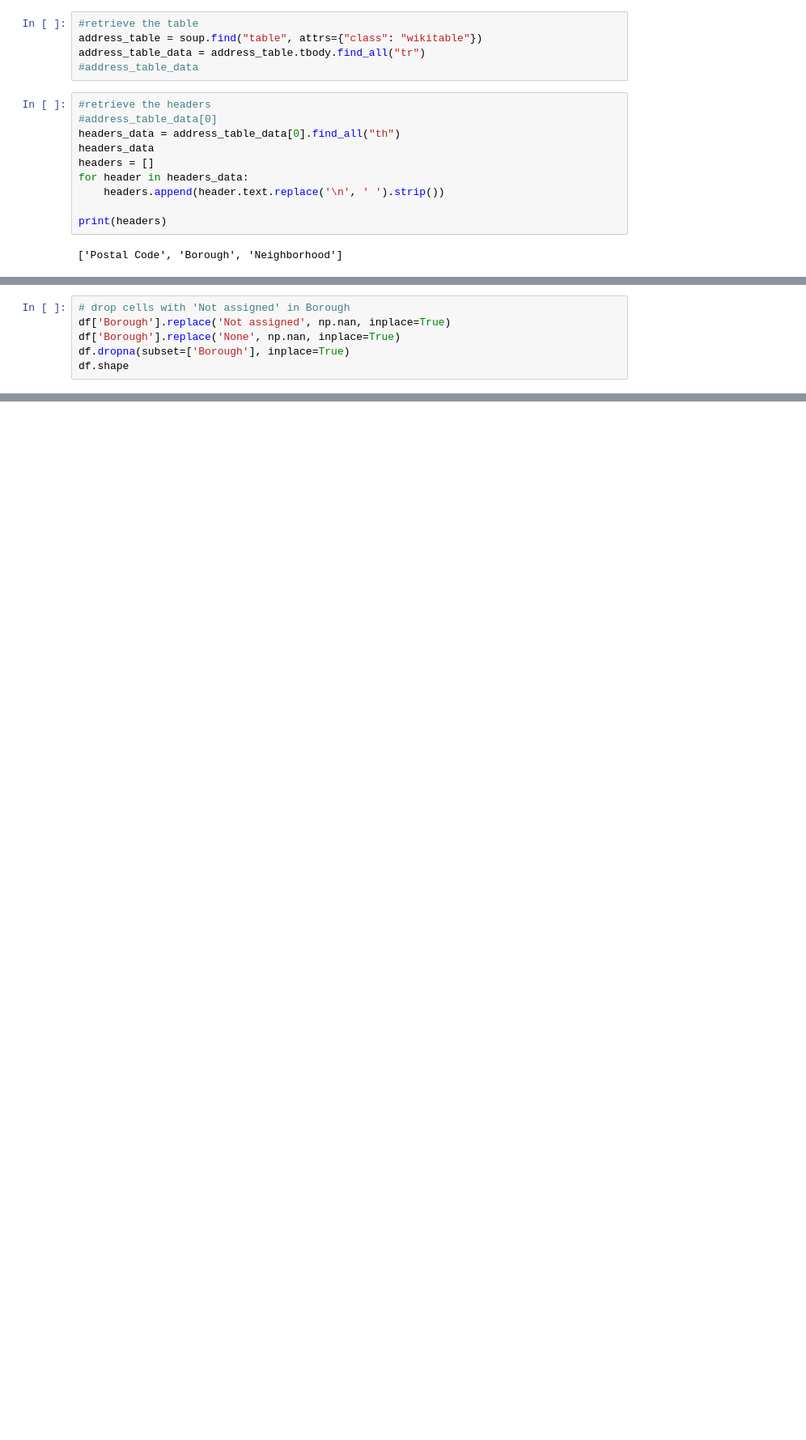
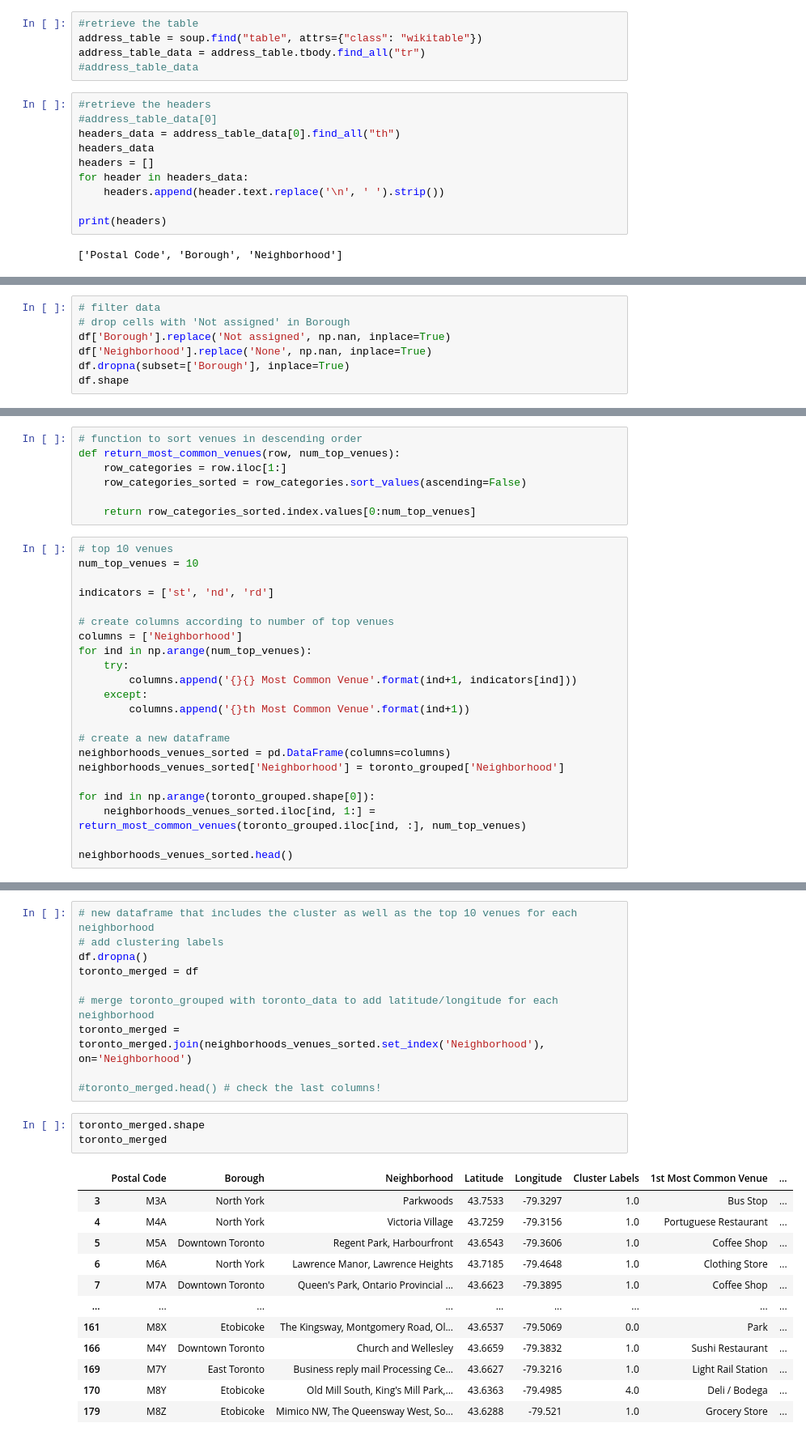
Before and after one commit to nazrulcse2k/data_science_nazrul, a Jupyter notebook: dataframe.ipynb, the cells around one changed output, grey strips where cells are left out. Shown at 81% size. Cells and saved outputs as stored; diff of their text form; blank space fills up the shorter version.

Commit message:
Clustering Toronto venues
Clustering Toronto Venues

```diff
--- a/dataframe.ipynb
+++ b/dataframe.ipynb
@@ -45,7 +102,8 @@ df = pd.DataFrame(table_data, columns = headers)
 # %%
+# filter data
 # drop cells with 'Not assigned' in Borough
 df['Borough'].replace('Not assigned', np.nan, inplace=True)
-df['Borough'].replace('None', np.nan, inplace=True)
+df['Neighborhood'].replace('None', np.nan, inplace=True)
 df.dropna(subset=['Borough'], inplace=True)
 df.shape
 # %% [output]
@@ -52,0 +382,29 @@ df.shape
+# %%
+# function to sort venues in descending order
+def return_most_common_venues(row, num_top_venues):
+    row_categories = row.iloc[1:]
+    row_categories_sorted = row_categories.sort_values(ascending=False)
+
+    return row_categories_sorted.index.values[0:num_top_venues]
+# %%
+# top 10 venues
+num_top_venues = 10
+
+indicators = ['st', 'nd', 'rd']
+
+# create columns according to number of top venues
+columns = ['Neighborhood']
+for ind in np.arange(num_top_venues):
+    try:
+        columns.append('{}{} Most Common Venue'.format(ind+1, indicators[ind]))
+    except:
+        columns.append('{}th Most Common Venue'.format(ind+1))
+
+# create a new dataframe
+neighborhoods_venues_sorted = pd.DataFrame(columns=columns)
+neighborhoods_venues_sorted['Neighborhood'] = toronto_grouped['Neighborhood']
+
+for ind in np.arange(toronto_grouped.shape[0]):
+    neighborhoods_venues_sorted.iloc[ind, 1:] = return_most_common_venues(toronto_grouped.iloc[ind, :], num_top_venues)
+
+neighborhoods_venues_sorted.head()
@@ -52,0 +439,26 @@ df.shape
+# %%
+# new dataframe that includes the cluster as well as the top 10 venues for each neighborhood
+# add clustering labels
+df.dropna()
+toronto_merged = df
+
+# merge toronto_grouped with toronto_data to add latitude/longitude for each neighborhood
+toronto_merged = toronto_merged.join(neighborhoods_venues_sorted.set_index('Neighborhood'), on='Neighborhood')
+
+#toronto_merged.head() # check the last columns!
+# %%
+toronto_merged.shape
+toronto_merged
+# %% [output]
+|  | Postal Code | Borough | Neighborhood | Latitude | Longitude | Cluster Labels | 1st Most Common Venue | ... |
+| 3 | M3A | North York | Parkwoods | 43.7533 | -79.3297 | 1.0 | Bus Stop | ... |
+| 4 | M4A | North York | Victoria Village | 43.7259 | -79.3156 | 1.0 | Portuguese Restaurant | ... |
+| 5 | M5A | Downtown Toronto | Regent Park, Harbourfront | 43.6543 | -79.3606 | 1.0 | Coffee Shop | ... |
+| 6 | M6A | North York | Lawrence Manor, Lawrence Heights | 43.7185 | -79.4648 | 1.0 | Clothing Store | ... |
+| 7 | M7A | Downtown Toronto | Queen's Park, Ontario Provincial ... | 43.6623 | -79.3895 | 1.0 | Coffee Shop | ... |
+| ... | ... | ... | ... | ... | ... | ... | ... | ... |
+| 161 | M8X | Etobicoke | The Kingsway, Montgomery Road, Ol... | 43.6537 | -79.5069 | 0.0 | Park | ... |
+| 166 | M4Y | Downtown Toronto | Church and Wellesley | 43.6659 | -79.3832 | 1.0 | Sushi Restaurant | ... |
+| 169 | M7Y | East Toronto | Business reply mail Processing Ce... | 43.6627 | -79.3216 | 1.0 | Light Rail Station | ... |
+| 170 | M8Y | Etobicoke | Old Mill South, King's Mill Park,... | 43.6363 | -79.4985 | 4.0 | Deli / Bodega | ... |
+| 179 | M8Z | Etobicoke | Mimico NW, The Queensway West, So... | 43.6288 | -79.521 | 1.0 | Grocery Store | ... |
```
Also changed, not shown: parts of 33 cells of this notebook.
